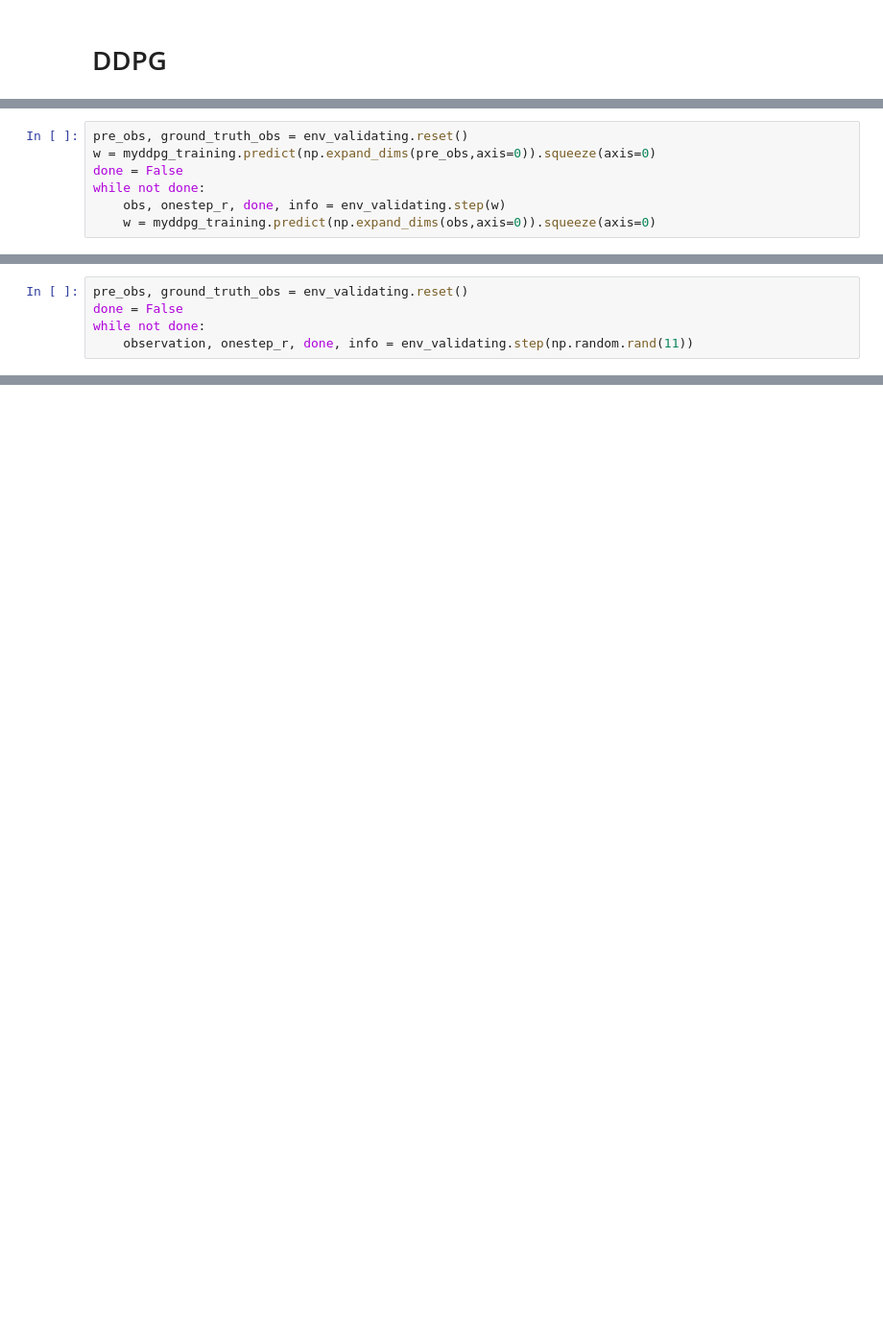
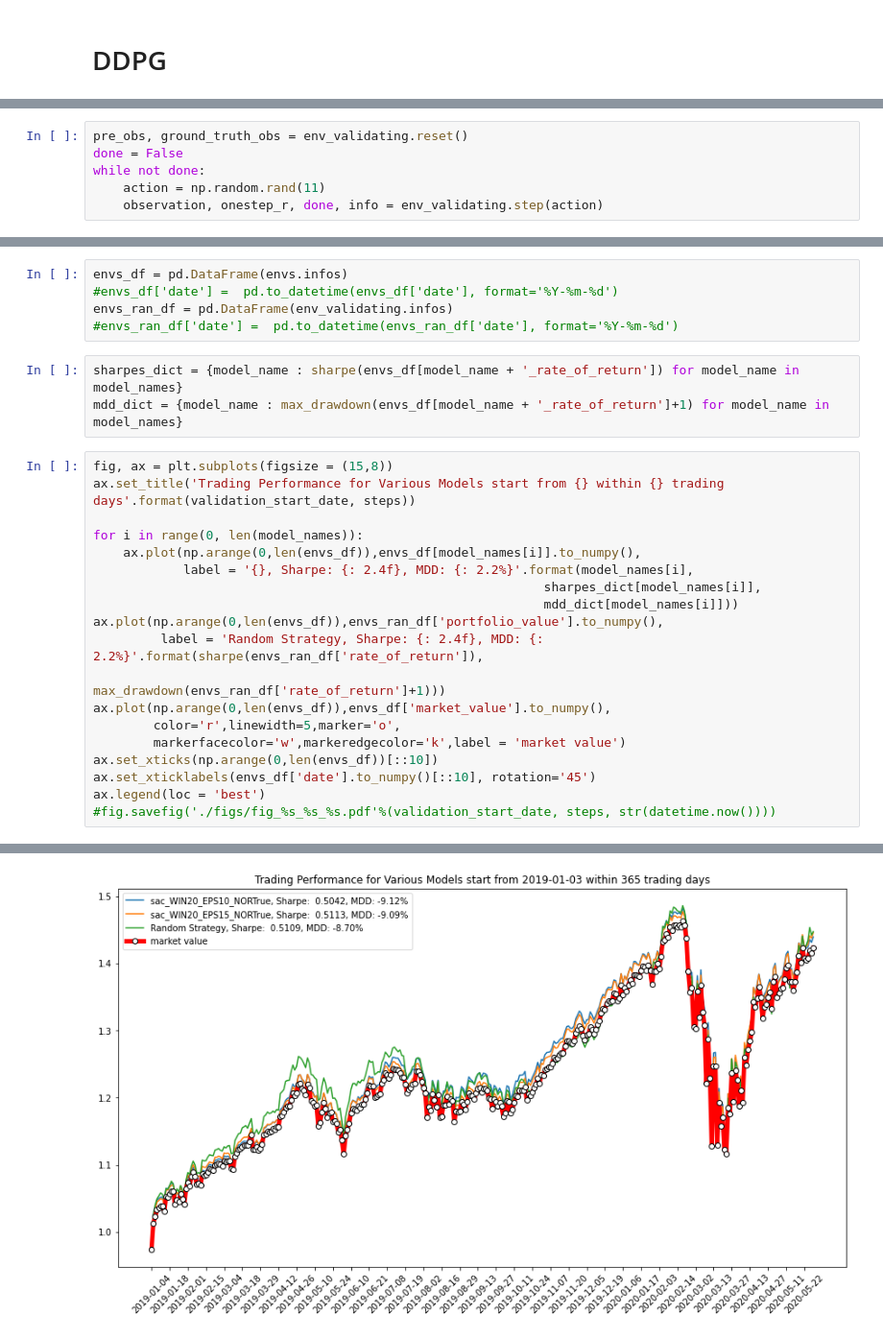
Before and after one commit to Tsedao/SPDQ, a Jupyter notebook: portfolio_simulation.ipynb, the cells around one changed output, grey strips where cells are left out. Shown: that part at 96% size. Saved outputs shown, nothing was run; the diff lists cells and outputs as text; blank space fills up the shorter version.

```diff
--- a/portfolio_simulation.ipynb
+++ b/portfolio_simulation.ipynb
@@ -132,8 +321,7 @@ myddpg_training.initialize(load_weights=True)
 # %%
 pre_obs, ground_truth_obs = env_validating.reset()
-w = myddpg_training.predict(np.expand_dims(pre_obs,axis=0)).squeeze(axis=0)
 done = False
 while not done:
-    obs, onestep_r, done, info = env_validating.step(w)
-    w = myddpg_training.predict(np.expand_dims(obs,axis=0)).squeeze(axis=0)
+    action = np.random.rand(11)
+    observation, onestep_r, done, info = env_validating.step(action)
 # %% [output]
@@ -148,5 +333,0 @@ env_validating.render()
-# %%
-pre_obs, ground_truth_obs = env_validating.reset()
-done = False
-while not done:
-    observation, onestep_r, done, info = env_validating.step(np.random.rand(11))
@@ -159,0 +343,28 @@ env_validating.render()
+# %%
+envs_df = pd.DataFrame(envs.infos)
+#envs_df['date'] =  pd.to_datetime(envs_df['date'], format='%Y-%m-%d')
+envs_ran_df = pd.DataFrame(env_validating.infos)
+#envs_ran_df['date'] =  pd.to_datetime(envs_ran_df['date'], format='%Y-%m-%d')
+# %%
+sharpes_dict = {model_name : sharpe(envs_df[model_name + '_rate_of_return']) for model_name in model_names}
+mdd_dict = {model_name : max_drawdown(envs_df[model_name + '_rate_of_return']+1) for model_name in model_names}
+# %%
+fig, ax = plt.subplots(figsize = (15,8))
+ax.set_title('Trading Performance for Various Models start from {} within {} trading days'.format(validation_start_date, steps))
+
+for i in range(0, len(model_names)):
+    ax.plot(np.arange(0,len(envs_df)),envs_df[model_names[i]].to_numpy(),
+            label = '{}, Sharpe: {: 2.4f}, MDD: {: 2.2%}'.format(model_names[i],
+                                                            sharpes_dict[model_names[i]],
+                                                            mdd_dict[model_names[i]]))
+ax.plot(np.arange(0,len(envs_df)),envs_ran_df['portfolio_value'].to_numpy(),
+         label = 'Random Strategy, Sharpe: {: 2.4f}, MDD: {: 2.2%}'.format(sharpe(envs_ran_df['rate_of_return']),
+                                                               max_drawdown(envs_ran_df['rate_of_return']+1)))
+ax.plot(np.arange(0,len(envs_df)),envs_df['market_value'].to_numpy(),
+        color='r',linewidth=5,marker='o',
+        markerfacecolor='w',markeredgecolor='k',label = 'market value')
+ax.set_xticks(np.arange(0,len(envs_df))[::10])
+ax.set_xticklabels(envs_df['date'].to_numpy()[::10], rotation='45')
+ax.legend(loc = 'best')
+#fig.savefig('./figs/fig_%s_%s_%s.pdf'%(validation_start_date, steps, str(datetime.now())))
+# %% [output]
@@ -159,0 +372 @@ env_validating.render()
+[figure, added]
```
Also changed, not shown: parts of 47 cells of this notebook.
